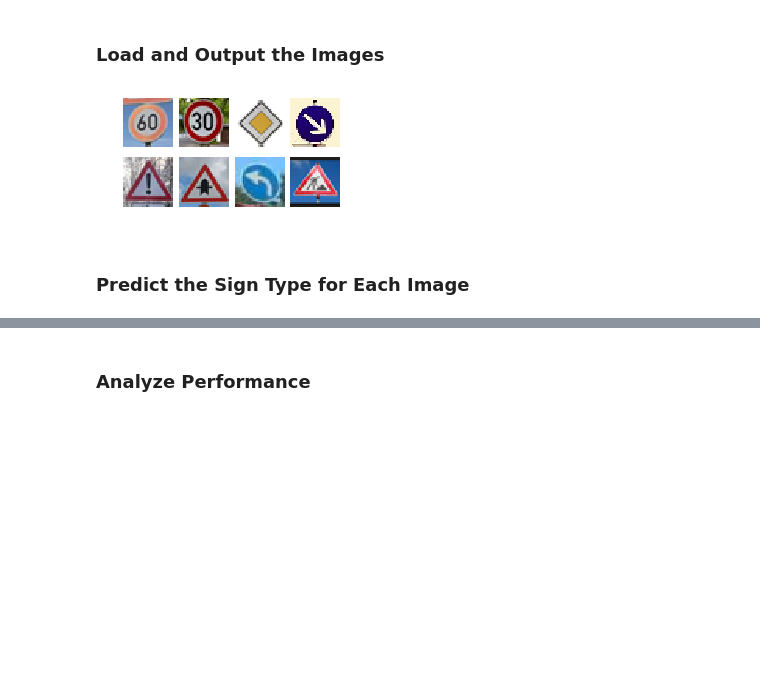
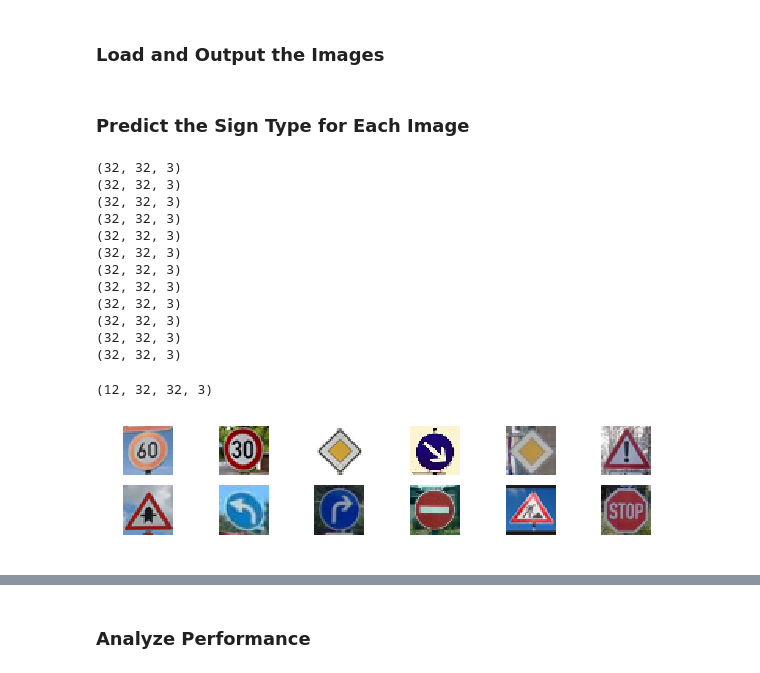
Before and after one commit to jake5452/CarND-Traffic-Sign-Classifier-Project, a Jupyter notebook: Traffic_Sign_Classifier.ipynb, the cells around one changed output, grey strips where cells are left out. Drawn from its saved outputs; the diff is of its cells as text; code cells hidden in the pictures; blank space fills up the shorter version.

```diff
--- a/Traffic_Sign_Classifier.ipynb
+++ b/Traffic_Sign_Classifier.ipynb
@@ -62,6 +62,10 @@ import pandas as pd
 
 def load_signames(csv_path):
     return pd.read_csv(csv_path)
+
+n_data_size = len(X_train)
+test_ratio = 0.2
+val_ratio = 0.2
 
 # TODO: Number of training examples
 n_train = len(X_train)
@@ -76,11 +80,11 @@ n_test = len(X_test)
 image_shape = X_train.shape[1:3]
 
 # TODO: How many unique classes/labels there are in the dataset.
-signnames = load_signames('signnames.csv')
-n_classes = signnames.shape[0]
+signnames_csv = load_signames('signnames.csv')
+n_classes = signnames_csv.shape[0]
+sign_names = signnames_csv.values[:, 1]
 
 print("Number of training examples =", n_train)
-print("Number of validation examples =", n_valid)
 print("Number of testing examples =", n_test)
 print("Image data shape =", image_shape)
 print("Number of classes =", n_classes)
@@ -493,35 +499,50 @@ To give yourself more insight into how your model is working, download at least
 You may find `signnames.csv` useful as it contains mappings from the class id (integer) to the actual sign name.
 # %% [markdown]
 ### Load and Output the Images
-# %%
-### Load the images and plot them here.
-### Feel free to use as many code cells as needed.
-import glob
-import matplotlib.image as mpimg
-
-fig, axs = plt.subplots(2,4, figsize=(4, 2))
-fig.subplots_adjust(hspace = .2, wspace=.001)
-axs = axs.ravel()
-
-new_images = []
-
-for i, img in enumerate(glob.glob('./traffic_sign_test/*.png')):
-    image = cv2.imread(img)
-    axs[i].axis('off')
-    axs[i].imshow(cv2.cvtColor(image, cv2.COLOR_BGR2RGB))
-    new_images.append(cv2.cvtColor(image, cv2.COLOR_BGR2RGB))
-
-# Normalize the data
-new_images_processed = []
-for i in range(len(new_images)):
-    normalized_img = normalize(new_images[i])
-    new_images_processed.append(normalized_img)
-
-new_images_processed = np.array(new_images_processed)
-# %% [output]
-[figure, removed]
 # %% [markdown]
 ### Predict the Sign Type for Each Image
+# %%
+### Load the images and plot them here.
+### Feel free to use as many code cells as needed.
+import glob
+import matplotlib.image as mpimg
+
+fig, axs = plt.subplots(2,6, figsize=(10, 2))
+axs = axs.ravel()
+
+new_images = []
+
+for i, img in enumerate(glob.glob('./traffic_sign_test/*.png')):
+    image = cv2.imread(img)
+    image = cv2.resize(image, (32, 32))
+    axs[i].axis('off')
+    axs[i].imshow(cv2.cvtColor(image, cv2.COLOR_BGR2RGB))
+    image = cv2.cvtColor(image, cv2.COLOR_BGR2RGB)
+    print(image.shape)
+    new_images.append(image)
+
+new_images_processed = []
+for i in range(len(new_images)):
+    normalized_img = normalize(new_images[i])
+    new_images_processed.append(normalized_img)
+
+new_images_processed = np.array(new_images_processed)
+new_images_processed.shape
+# %% [output]
+(32, 32, 3)
+(32, 32, 3)
+(32, 32, 3)
+(32, 32, 3)
+(32, 32, 3)
+(32, 32, 3)
+(32, 32, 3)
+(32, 32, 3)
+(32, 32, 3)
+(32, 32, 3)
+(32, 32, 3)
+(32, 32, 3)
+(12, 32, 32, 3)
+[figure, added]
 # %%
 ### Run the predictions here and use the model to output the prediction for each image.
 ### Make sure to pre-process the images with the same pre-processing pipeline used earlier.
```
Also changed, not shown: parts of 13 cells of this notebook, 10 other files.
